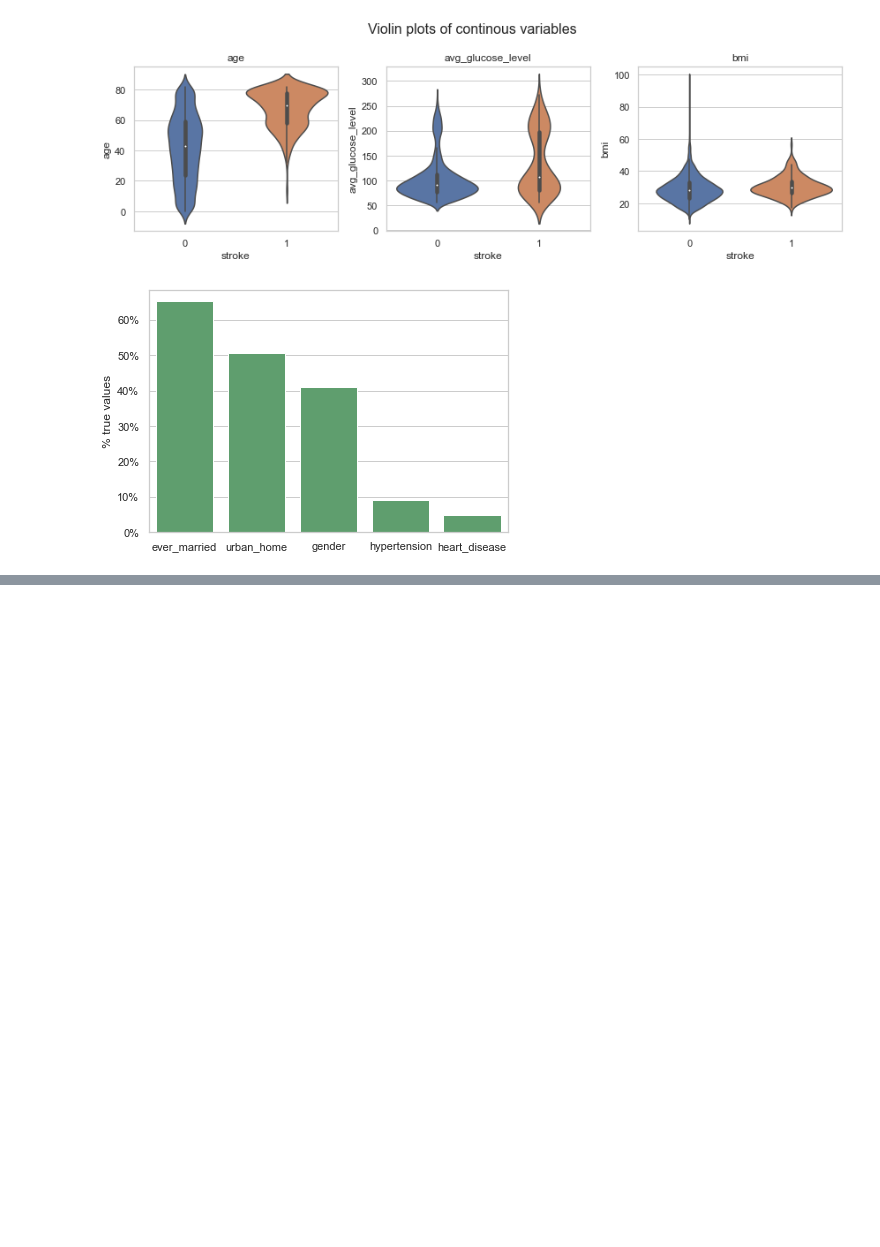
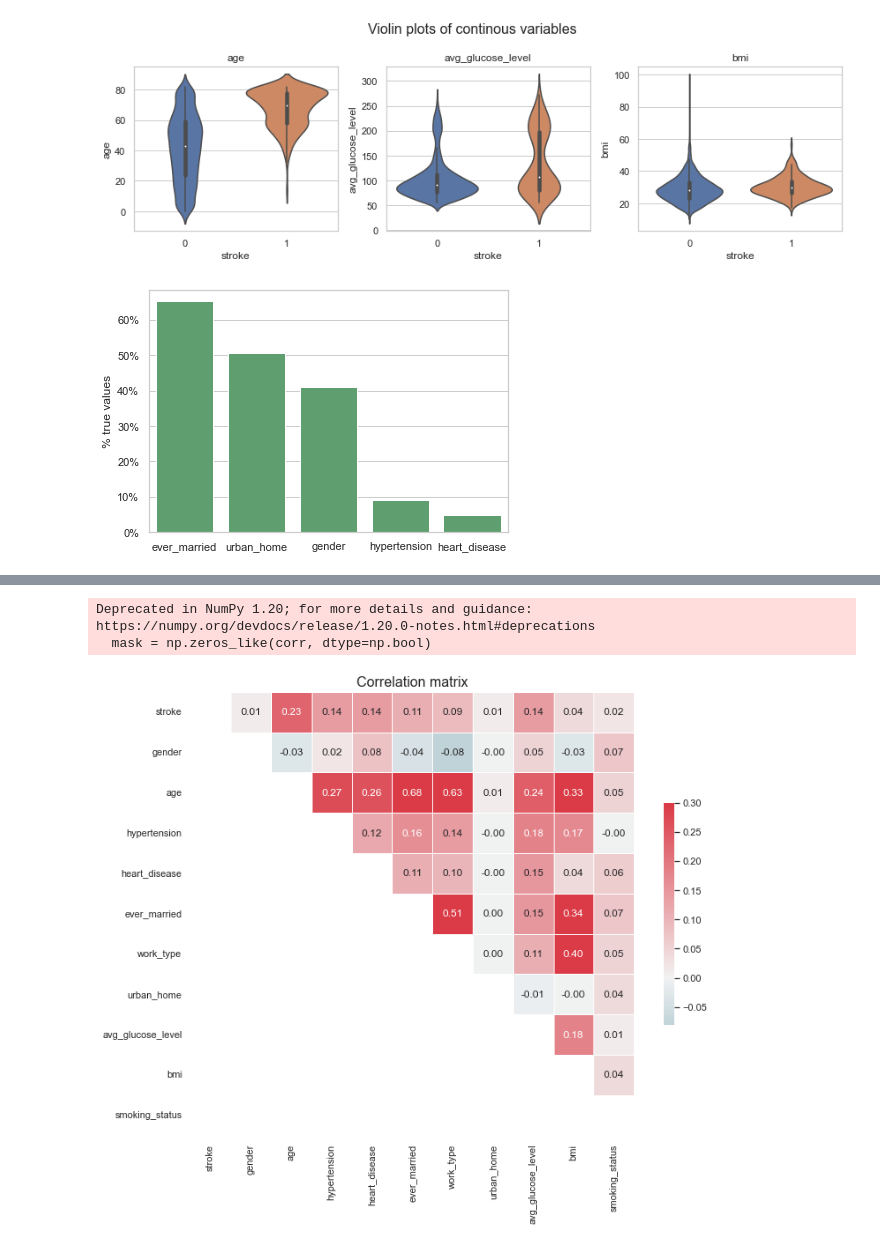
Before and after one commit to sddiener/Comparison-of-Decision-Tree-and-KNN-for-Stroke-Prediction, a Jupyter notebook: Preprocessing stroke.ipynb, the cells around one changed output, grey strips where cells are left out. Saved outputs shown, nothing was run; the diff lists cells and outputs as text; code cells hidden in the pictures; blank space fills up the shorter version.

```diff
--- a/Preprocessing stroke.ipynb
+++ b/Preprocessing stroke.ipynb
@@ -125,0 +110,26 @@ plt.show()
+# %%
+# Create numeric correlation matrix
+corr_data = data.copy()
+corr_data = corr_data.reindex(columns=['stroke'] + list(corr_data.columns[:-1]))# Move stroke to first column
+corr_data.smoking_status = corr_data.smoking_status.map(  # quantize smoking status
+    {'never smoked': 0, 'formerly smoked': 1, 'smokes': 2, 'Unknown': np.nan})
+corr_data.work_type = corr_data.work_type.map(  # quantize work type
+    {'children': 0, 'Never_worked': 1, 'Govt_job': 2, 'Private': 3, 'Self-employed': 4})
+corr = corr_data.corr().round(2)
+
+# Generate a mask for the lower triangle
+mask = np.zeros_like(corr, dtype=np.bool)
+mask[np.tril_indices_from(mask)] = True
+
+# Plot as heatmap
+f, ax = plt.subplots(figsize=(11, 9))
+cmap = sns.diverging_palette(220, 10, as_cmap=True) # Generate a custom diverging colormap
+sns.heatmap(corr, mask=mask, cmap=cmap, vmax=.3, center=0, annot=True, fmt='.2f',
+            square=True, linewidths=.5, cbar_kws={"shrink": .5})
+plt.title('Correlation matrix', fontsize=16)
+plt.tight_layout()
+plt.show()
+# %% [output]
+Deprecated in NumPy 1.20; for more details and guidance: https://numpy.org/devdocs/release/1.20.0-notes.html#deprecations
+  mask = np.zeros_like(corr, dtype=np.bool)
+[figure, added]
```
Also changed, not shown: parts of 4 cells of this notebook.
